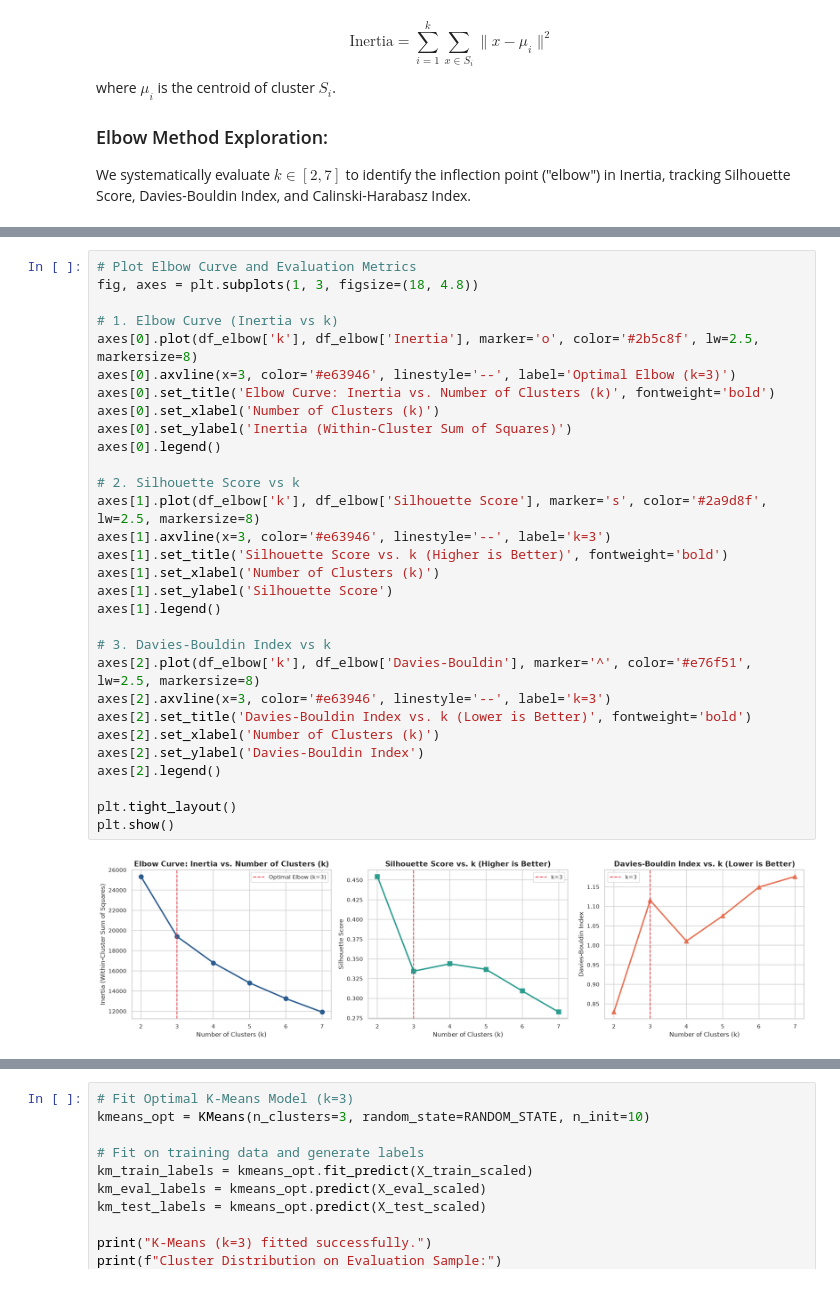
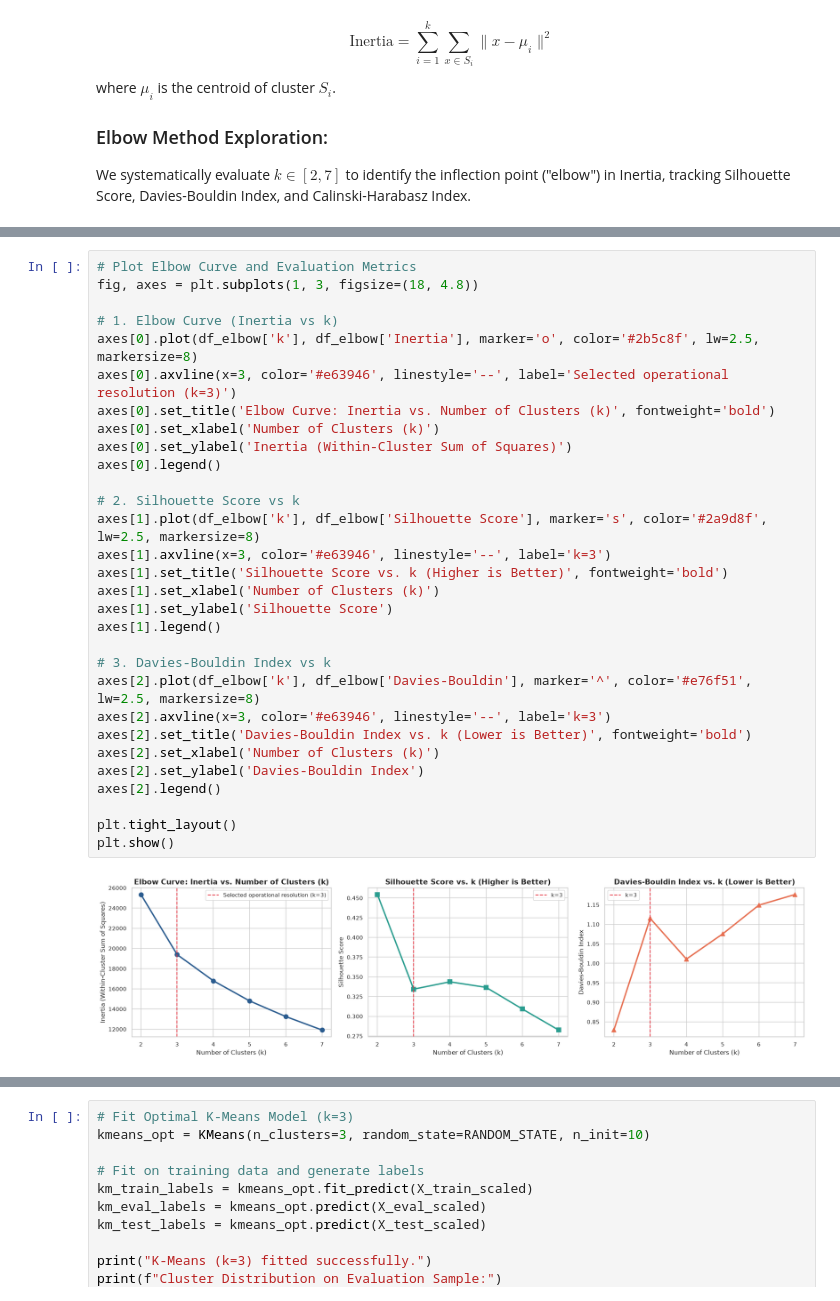
Before and after one commit to TejasviSenka/Machine_Learning_Capstone, a Jupyter notebook: notebooks/clustering.ipynb, the cells around one changed output, grey strips where cells are left out. Cells and saved outputs as stored; diff of their text form.

```diff
--- a/notebooks/clustering.ipynb
+++ b/notebooks/clustering.ipynb
@@ -508,33 +510,33 @@ Evaluating K-Means across k = 2 to 7...
 # %%
 # Plot Elbow Curve and Evaluation Metrics
 fig, axes = plt.subplots(1, 3, figsize=(18, 4.8))
 
 # 1. Elbow Curve (Inertia vs k)
 axes[0].plot(df_elbow['k'], df_elbow['Inertia'], marker='o', color='#2b5c8f', lw=2.5, markersize=8)
-axes[0].axvline(x=3, color='#e63946', linestyle='--', label='Optimal Elbow (k=3)')
+axes[0].axvline(x=3, color='#e63946', linestyle='--', label='Selected operational resolution (k=3)')
 axes[0].set_title('Elbow Curve: Inertia vs. Number of Clusters (k)', fontweight='bold')
 axes[0].set_xlabel('Number of Clusters (k)')
 axes[0].set_ylabel('Inertia (Within-Cluster Sum of Squares)')
 axes[0].legend()
 
 # 2. Silhouette Score vs k
 axes[1].plot(df_elbow['k'], df_elbow['Silhouette Score'], marker='s', color='#2a9d8f', lw=2.5, markersize=8)
 axes[1].axvline(x=3, color='#e63946', linestyle='--', label='k=3')
 axes[1].set_title('Silhouette Score vs. k (Higher is Better)', fontweight='bold')
 axes[1].set_xlabel('Number of Clusters (k)')
 axes[1].set_ylabel('Silhouette Score')
 axes[1].legend()
 
 # 3. Davies-Bouldin Index vs k
 axes[2].plot(df_elbow['k'], df_elbow['Davies-Bouldin'], marker='^', color='#e76f51', lw=2.5, markersize=8)
 axes[2].axvline(x=3, color='#e63946', linestyle='--', label='k=3')
 axes[2].set_title('Davies-Bouldin Index vs. k (Lower is Better)', fontweight='bold')
 axes[2].set_xlabel('Number of Clusters (k)')
 axes[2].set_ylabel('Davies-Bouldin Index')
 axes[2].legend()
 
 plt.tight_layout()
 plt.show()
 # %% [output]
-[figure, old version]
+[figure, new version]
 # %% [markdown]
```
Also changed, not shown: parts of 20 cells of this notebook.
